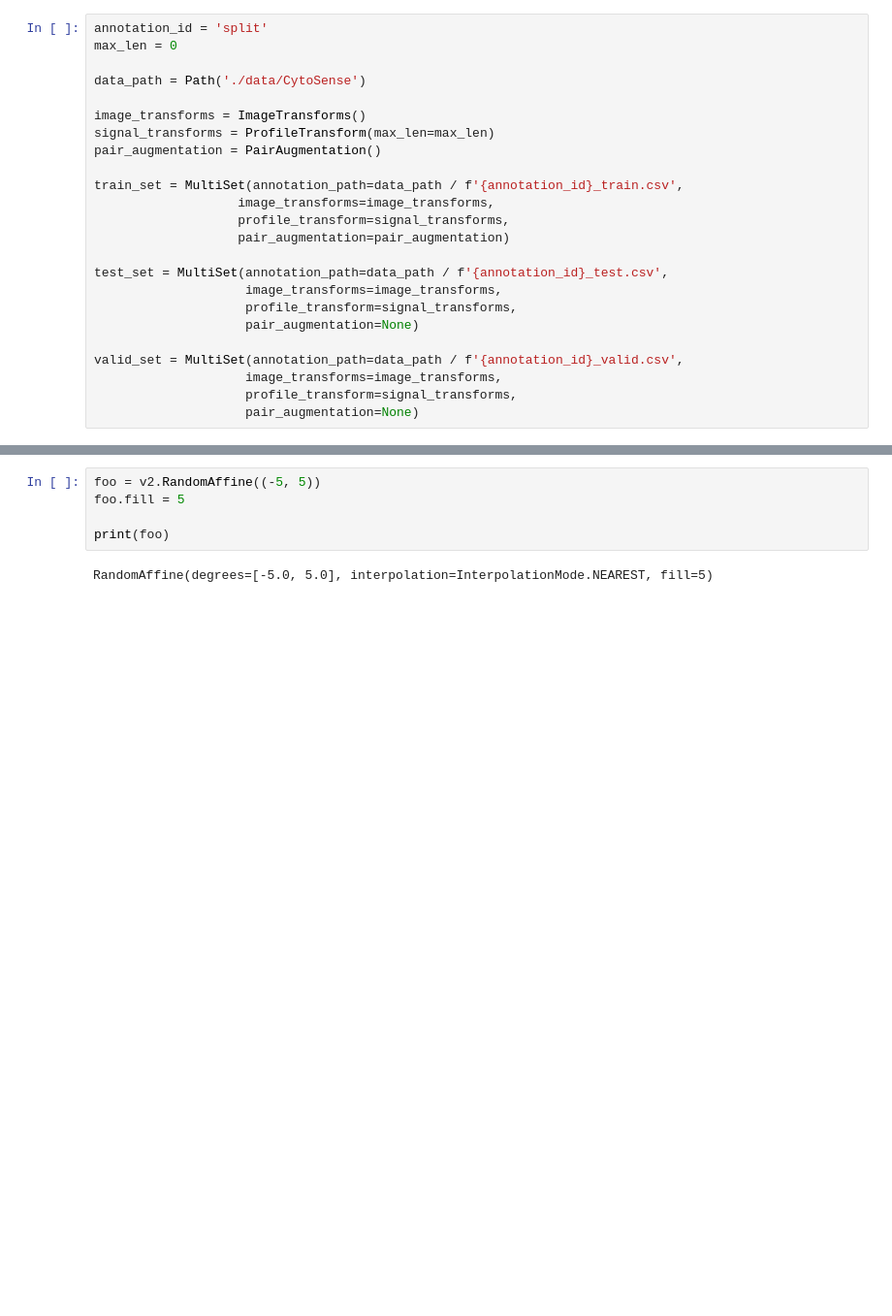
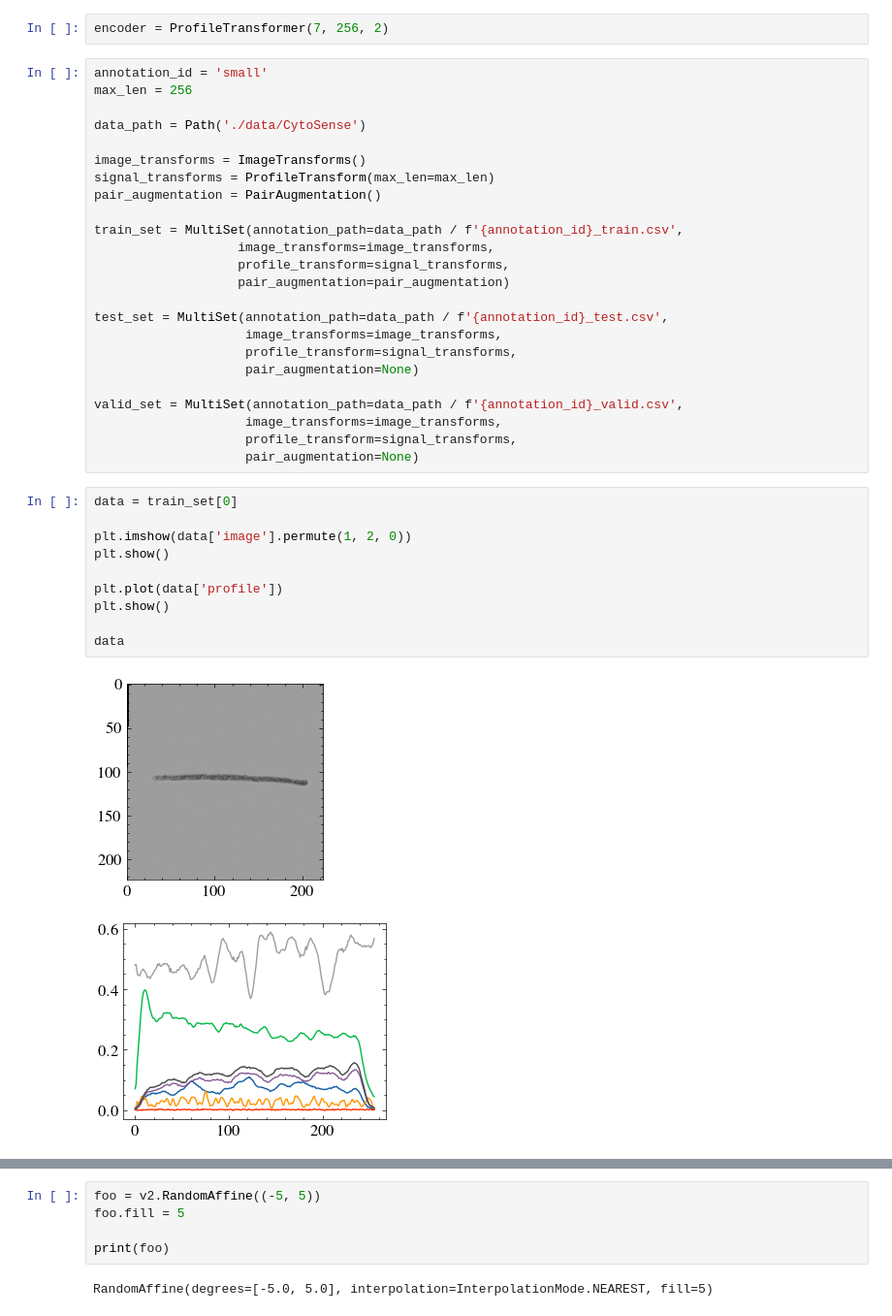
Before and after one commit to imveikka/multimodal_plankton_recognition, a Jupyter notebook: sandbox.ipynb, the cells around one changed output, grey strips where cells are left out. Shown at 97% size. Drawn from its saved outputs; the diff is of its cells as text; blank space fills up the shorter version.

```diff
--- a/sandbox.ipynb
+++ b/sandbox.ipynb
@@ -43,6 +46,8 @@ plt.rcParams.update({
+# %%
+encoder = ProfileTransformer(7, 256, 2)
 # %%
-annotation_id = 'split'
-max_len = 0
+annotation_id = 'small'
+max_len = 256
 
 data_path = Path('./data/CytoSense')
 
@@ -64,3 +69,16 @@ valid_set = MultiSet(annotation_path=data_path / f'{annotation_id}_valid.csv',
                     image_transforms=image_transforms,
                     profile_transform=signal_transforms,
                     pair_augmentation=None)
+# %%
+data = train_set[0]
+
+plt.imshow(data['image'].permute(1, 2, 0))
+plt.show()
+
+plt.plot(data['profile'])
+plt.show()
+
+data
+# %% [output]
+[figure, added]
+[figure, added]
```
Also changed, not shown: parts of 9 cells of this notebook, 11 other files.
